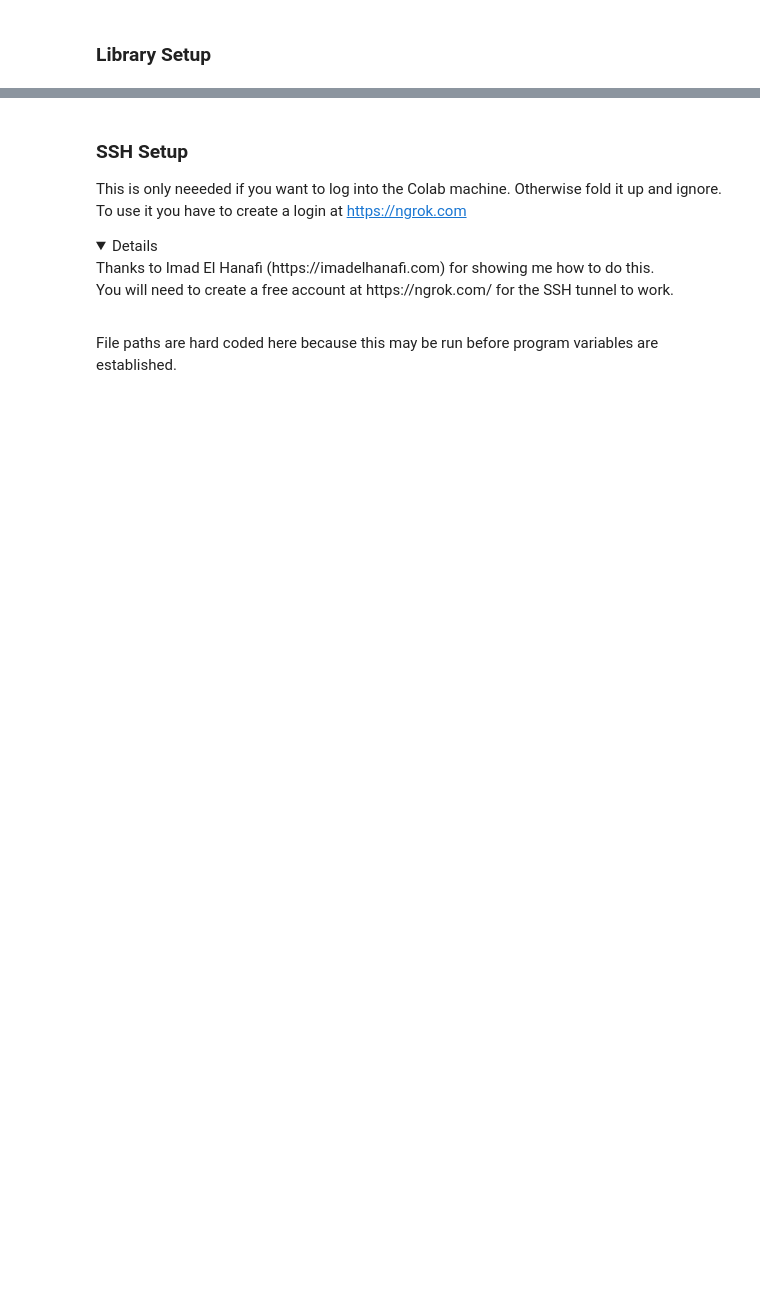
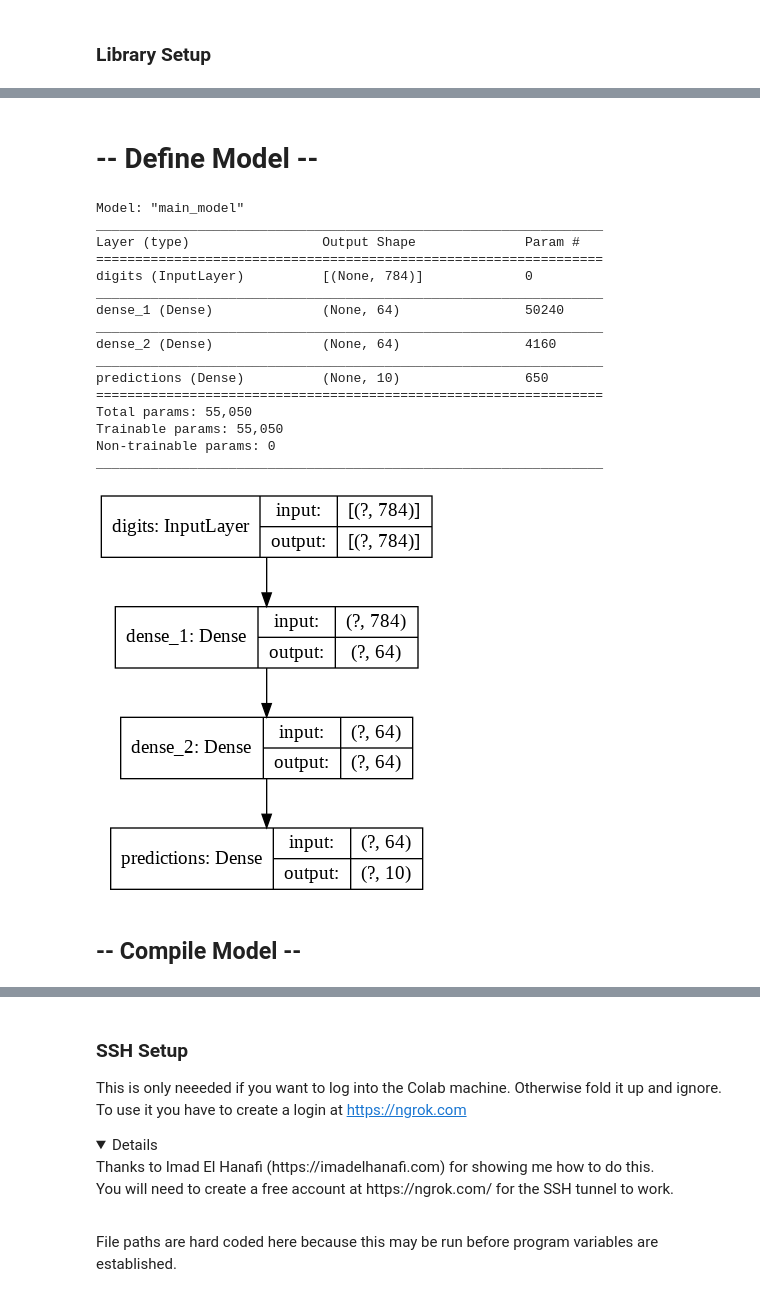
Before and after one commit to hogo56/BertQA, a Jupyter notebook: ColabGettingStarted.ipynb, the cells around one changed output, grey strips where cells are left out. Cells and saved outputs as stored; diff of their text form; code cells hidden in the pictures; folded sections open; blank space fills up the shorter version.

```diff
--- a/ColabGettingStarted.ipynb
+++ b/ColabGettingStarted.ipynb
@@ -488,0 +580,18 @@ End of Project Notebook
+# %%
+## if your dataset is small and fits into memory you should use Numpy arrays or tf.data Datasets
+(X_train, y_train), (X_test, y_test) = tk.datasets.mnist.load_data()
+
+## Preprocess the data
+X_train = X_train.reshape(60000, 784).astype('float32') / 255
+X_test = X_test.reshape(10000, 784).astype('float32') / 255
+
+y_train = y_train.astype('float32')
+y_test = y_test.astype('float32')
+
+## You can tell fit to reserve a percentage of training data for validation or provide explicit
+#  validation data. If you use validation_split fit will take that percentage off the end of
+#  training data before shuffling it.
+X_val = X_train[-10000:]
+y_val = y_train[-10000:]
+X_train = X_train[:-10000]
+y_train = y_train[:-10000]
@@ -488,0 +601,49 @@ End of Project Notebook
+# %% [markdown]
+# -- Define Model --
+# %%
+tk.backend.clear_session()     ## Reset Notebook
+
+## Define Layers
+inputs_1 = tk.Input(shape=(784,), name='digits')
+dense_1 = tkl.Dense(64, activation='relu', name='dense_1')(inputs_1)
+dense_2 = tkl.Dense(64, activation='relu', name='dense_2')(dense_1)
+outputs_1 = tkl.Dense(10, activation='softmax', name='predictions')(dense_2)
+
+## Define Model
+model = tk.Model(inputs=inputs_1, outputs=outputs_1, name='main_model')
+
+## Print informaiton about model
+model.summary()
+print()
+tk.utils.plot_model( model,
+                     to_file='main_model.png',
+                     show_shapes=True,
+                     show_layer_names = True,
+                     rankdir = 'TB',            # TB creates vertical; LR creates horizontal
+                     expand_nested = True,     # expand nested models into clusters
+                     dpi = 96
+                    )
+
+## To evaluate layers
+# layer.shape
+# layer.dtype
+# %% [output]
+Model: "main_model"
+_________________________________________________________________
+Layer (type)                 Output Shape              Param #
+=================================================================
+digits (InputLayer)          [(None, 784)]             0
+_________________________________________________________________
+dense_1 (Dense)              (None, 64)                50240
+_________________________________________________________________
+dense_2 (Dense)              (None, 64)                4160
+_________________________________________________________________
+predictions (Dense)          (None, 10)                650
+=================================================================
+Total params: 55,050
+Trainable params: 55,050
+Non-trainable params: 0
+_________________________________________________________________
+[figure, added]
+# %% [markdown]
+## -- Compile Model --
```
Also changed, not shown: parts of 74 cells of this notebook.
